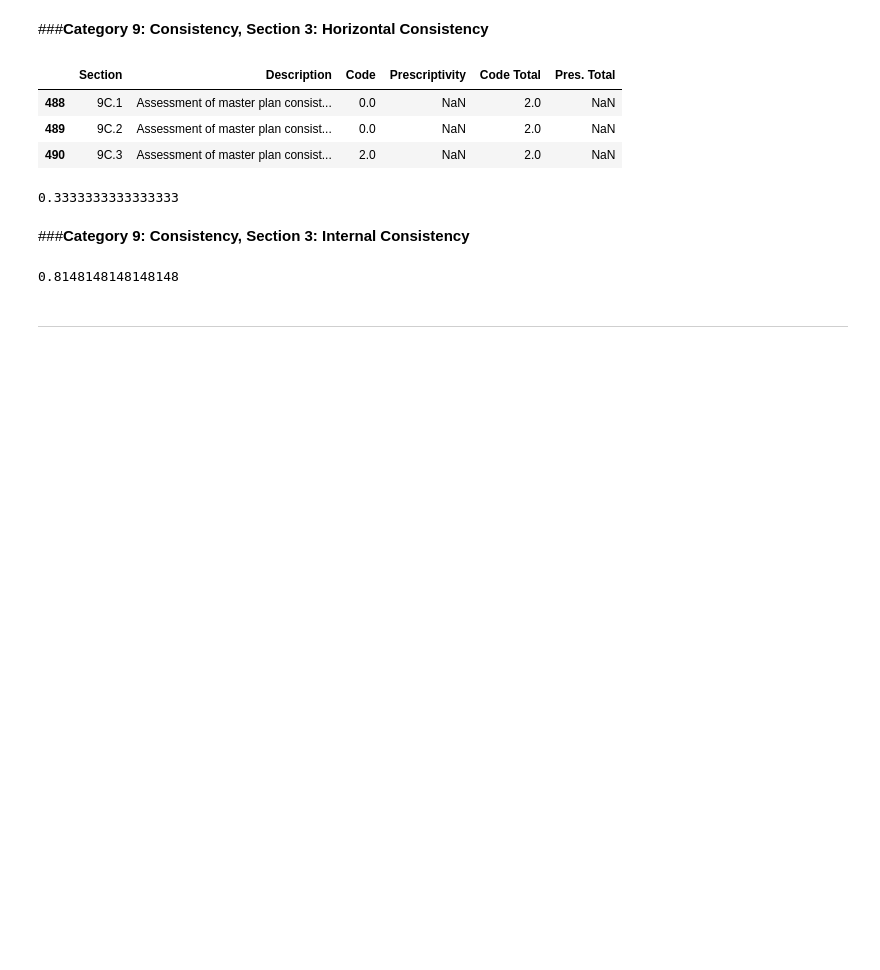
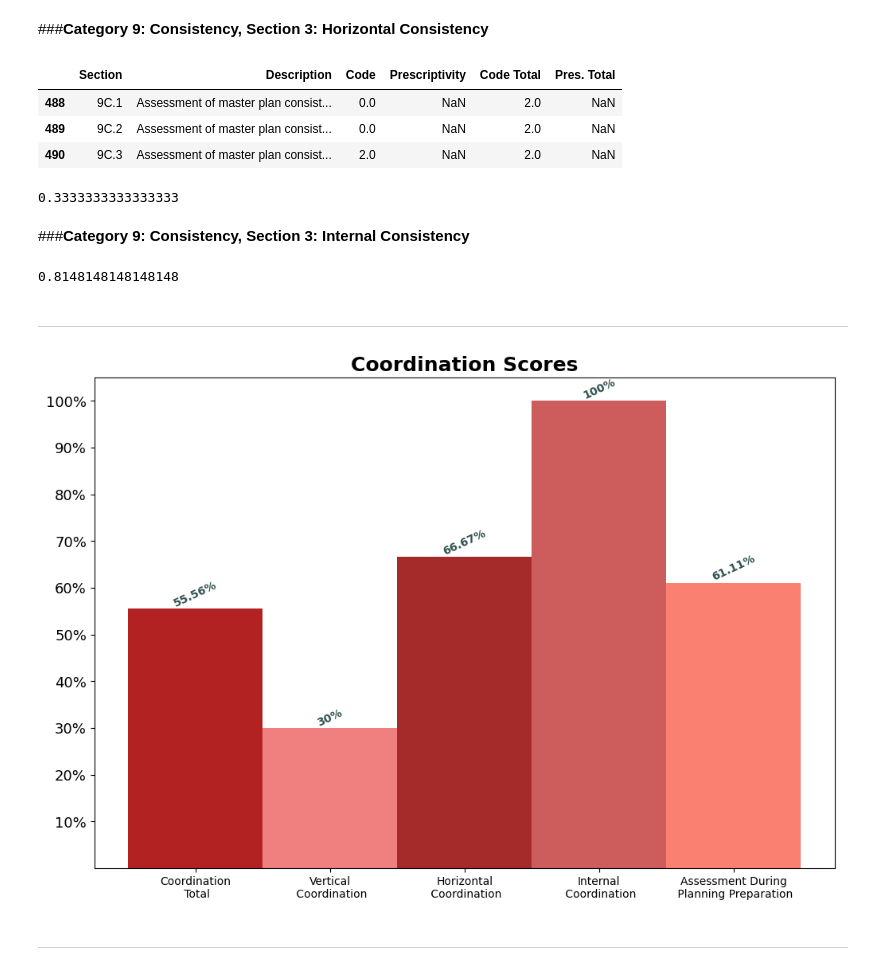
Before and after one commit to baileymccluresinger/UAPP703_2024, a Jupyter notebook: UAPP706_Project.ipynb, the cells around one changed output. Cells and saved outputs as stored; diff of their text form; code cells hidden in the pictures; blank space fills up the shorter version.

```diff
--- a/UAPP706_Project.ipynb
+++ b/UAPP706_Project.ipynb
@@ -978,14 +982,14 @@ cat9_sec4_score
+# %%
+cat8_colors = ['firebrick', 'lightcoral', 'brown', 'indianred', 'salmon', 'darksalmon']
+cat8_percentages = ['55.56%','30%', '66.67%', '100%', '61.11%']
 # %%
-cat8_arr = pd.DataFrame(['Coordination\n Total', 'Vertical\n Coordination', 'Horizontal\n Coordination', 'Internal\n Coordination', 'Assessment During\n Planning Preparation'], columns=["Category"])
-cat8_arr['Score'] = [cat8_score, cat8_sec1_score, cat8_sec2_score, cat8_sec3_score, cat8_sec4_score]
-cat8_arr
-
-cat6_colors = ['khaki', 'goldenrod', 'gold', 'darkgoldenrod', 'palegoldenrod']
-cat6_percentages = ['25.81%','30.14%', '21.43%', '25.93%', '100%']
-
 plt.figure(figsize=(12,8))
-figure = plt.bar(cat6_arr['Category'], cat6_arr['Score'], color=cat6_colors, width=1.0)
-plt.xticks(cat6_arr['Category'], cat6_arr['Category'], fontsize=10, rotation=0);
+figure = plt.bar(cat8_arr['Category'], cat8_arr['Score'], color=cat8_colors, width=1.0)
+plt.xticks(cat8_arr['Category'], cat8_arr['Category'], fontsize=10, rotation=0);
 plt.yticks([0.1,0.2,0.3,0.4,0.5,0.6,0.7,0.8,0.9,1.0], scores, fontsize=13);
-plt.title("Economic Development Scores", fontsize=18, fontweight='bold');
-plt.bar_label(figure, cat6_percentages, label_type='edge', fontsize=10, color='darkslategrey', fontweight='bold',rotation=25);
+plt.title("Coordination Scores", fontsize=18, fontweight='bold');
+plt.bar_label(figure, cat8_percentages, label_type='edge', fontsize=10, color='darkslategrey', fontweight='bold',rotation=25);
+# %% [output]
+[figure, added]
+# %% [markdown]
+---
```
Also changed, not shown: parts of 24 cells of this notebook.
